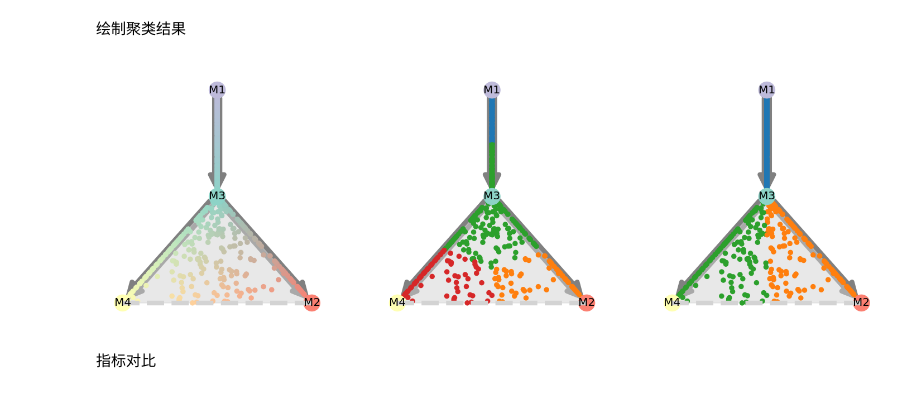
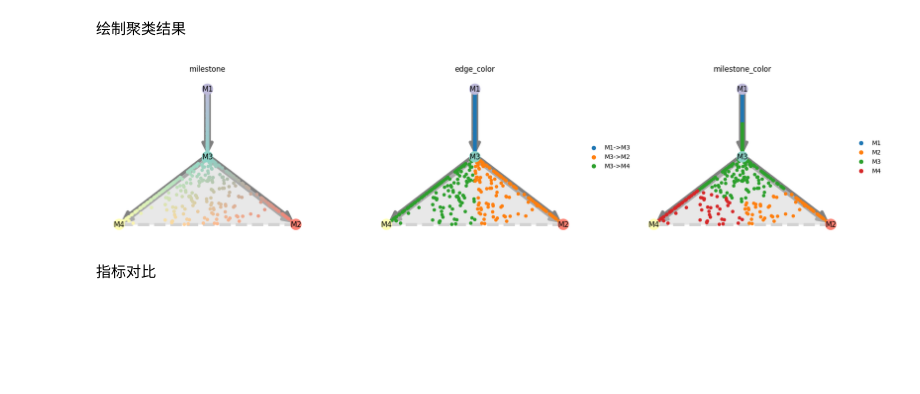
Before and after one commit to HuangDDU/CellFateExplorer, a Jupyter notebook: benchmark/notebook/02-metrics/01-metric_characterisation/03-clustering.ipynb, the cells around one changed output. Saved outputs shown, nothing was run; the diff lists cells and outputs as text; code cells hidden in the pictures; blank space fills up the shorter version.

Commit message:
plot ax modify, graphviz

```diff
--- a/benchmark/notebook/02-metrics/01-metric_characterisation/03-clustering.ipynb
+++ b/benchmark/notebook/02-metrics/01-metric_characterisation/03-clustering.ipynb
@@ -15,19 +13,13 @@ import scanpy as sc
 # %% [markdown]
 绘制聚类结果
-# %%
-fadata = cfe.data.FateAnnData.read_dynverse_simulation_data()
-
-fig, ax = plt.subplots(1, 3, figsize=(3 * 5, 5), dpi=120)
-cfe.plot.plot_graph(fadata, ax=ax[0])
-
-cluster_key = "milestone_color"
-fadata.group_onto_nearest_milestones(cluster_key=cluster_key) # new cluster color
-cfe.plot.plot_graph(fadata, color=cluster_key, ax=ax[1])
-
-cluster_key = "edge_color"
-fadata.group_onto_trajectory_edges(cluster_key=cluster_key) # new cluster color
-cfe.plot.plot_graph(fadata, color=cluster_key, ax=ax[2])
-# %% [output]
-[figure, removed]
+# %%
+fadata = cfe.data.FateAnnData.read_dynverse_simulation_data()
+
+fadata.group_onto_nearest_milestones(cluster_key="milestone_color") # new cluster color
+fadata.group_onto_trajectory_edges(cluster_key="edge_color") # new cluster color
+
+cfe.plot.plot_graph(fadata, color=["milestone", "edge_color", "milestone_color"])
+# %% [output]
+[figure, added]
 # %% [markdown]
 指标对比
```
Also changed, not shown: parts of 2 cells of this notebook, 4 other files.
